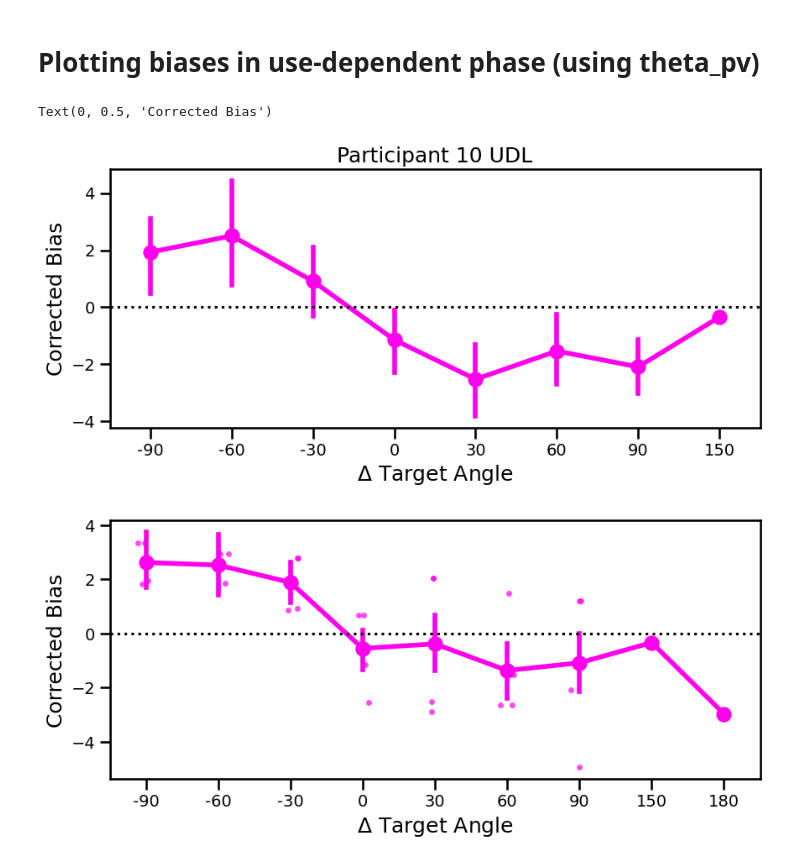
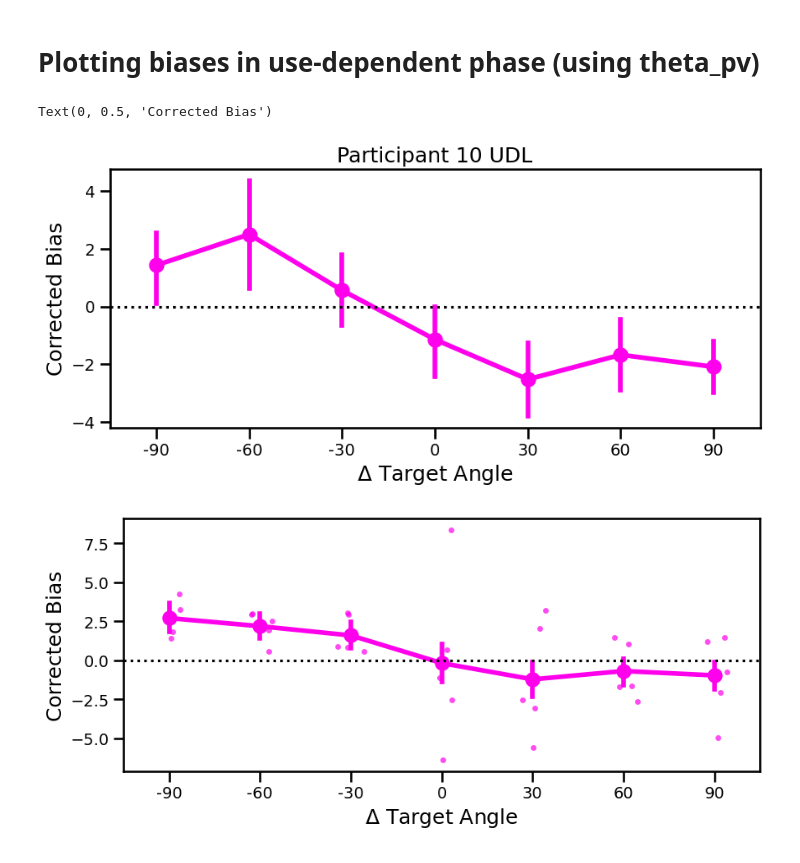
Before and after one commit to abbysun4/UDLR_study, a Jupyter notebook: UDLR_exp1/scripts/UDLR_analysis_SN10+.ipynb, the cells around one changed output. Drawn from its saved outputs; the diff is of its cells as text; code cells hidden in the pictures.

```diff
--- a/UDLR_exp1/scripts/UDLR_analysis_SN10+.ipynb
+++ b/UDLR_exp1/scripts/UDLR_analysis_SN10+.ipynb
@@ -220,0 +184,15 @@ df
+# %%
+## REPULSE
+df_repulse_all = df.loc[epoch_mask(df, "repulse_clean")].copy()
+df_repulse = df_repulse_all.loc[good_reach.loc[df_repulse_all.index] &(df_repulse_all["target_angle_diff"].abs() <= 90)].copy()
+
+## UDL
+df_udl_all = df.loc[epoch_mask(df, "udl")].copy()
+df_udl = df_udl_all.loc[good_reach.loc[df_udl_all.index]].copy()
+
+# First select probes where N-1 was the central target (0 degrees).
+# Use ALL UDL trials for N_finder, not the quality-filtered df_udl.
+df_udl_candidates = N_finder(df_udl_all, N_minus_targ=0)
+df_udl_candidates = df_udl_candidates.loc[df_udl_candidates["probe"] == 1].copy()
+
+df_udl_constrained = df_udl_candidates.loc[good_reach.loc[df_udl_candidates.index]].copy()
@@ -331,25 +381,7 @@ plt.show()
 # %% [markdown]
 # Plotting biases in use-dependent phase (using theta_pv)
 # %%
-mask_udl = (
-    (df['TN'] >= epochs['udl'][0]) & (df['TN'] <= epochs['udl'][1]) &
-    (df['reach_feedback'] == 'good reach') &
-    (df['rt'] > 0.5) &
-    (df['theta_pv'].abs() < 60)
-)
-
-df_udl = df.loc[mask_udl].copy()
-
-df_udl_constrained = (
-    df_udl
-    .groupby('SN', as_index=False)
-    .apply(N_finder, N_minus_targ=120)
-    .reset_index(drop=True)
-).copy()
-
-df_udl_constrained = df_udl.loc[df_udl['probe'] == 1]
-
-subject_means = df_udl_constrained.groupby(['SN', 'target_angle_diff'])['corrected_bias_udl'].mean().reset_index()
+subject_means = df_udl_constrained.groupby(['SN', 'target_angle_diff'])['corrected_bias_udl_theta_pv'].mean().reset_index()
 
 # plot graph for one participant
 subject_num = 10
@@ -357,7 +389,7 @@ fig, ax = plt.subplots(figsize=(10,4))
 sns.pointplot(
     data=df_udl_constrained[df_udl_constrained['SN']==subject_num],
     x='target_angle_diff',
-    y='corrected_bias_udl',
+    y='corrected_bias_udl_theta_pv',
     estimator='mean',
     errorbar=('ci',95),
     #color='black',
@@ -375,37 +407,37 @@ plt.title(f'Participant {subject_num} UDL')
 fig, ax = plt.subplots(figsize=(10,4))
 sns.pointplot(
     data=df_udl_constrained,
     x='target_angle_diff',
-    y='corrected_bias_udl',
+    y='corrected_bias_udl_theta_pv',
     estimator='mean',
     errorbar=('ci',95),
     #color='black',
     ax=ax
 )
 
 sns.stripplot(
     data=subject_means,
     x='target_angle_diff',
-    y='corrected_bias_udl',
+    y='corrected_bias_udl_theta_pv',
     #color='green',
     alpha=0.7,
     jitter=0.15,
     size=5,
     ax=ax
 )
 
 ax.axhline(0, color='black', linestyle=':')
 ax.tick_params(axis='x', labelsize=14)
 ax.tick_params(axis='y', labelsize=14)
 plt.xlabel(r'$\Delta$ Target Angle')
 ## change the name of the x axis
 plt.ylabel('Corrected Bias')
 
 # plt.savefig('withFB.png', dpi=600, bbox_inches='tight')
 # %% [output]
 Text(0, 0.5, 'Corrected Bias')
-[figure, old version]
+[figure, new version]
-[figure, old version]
+[figure, new version]
 # %%
 participants = sorted(df_udl_constrained['SN'].unique())
 
```
Also changed, not shown: parts of 18 cells of this notebook, 49 other files.
